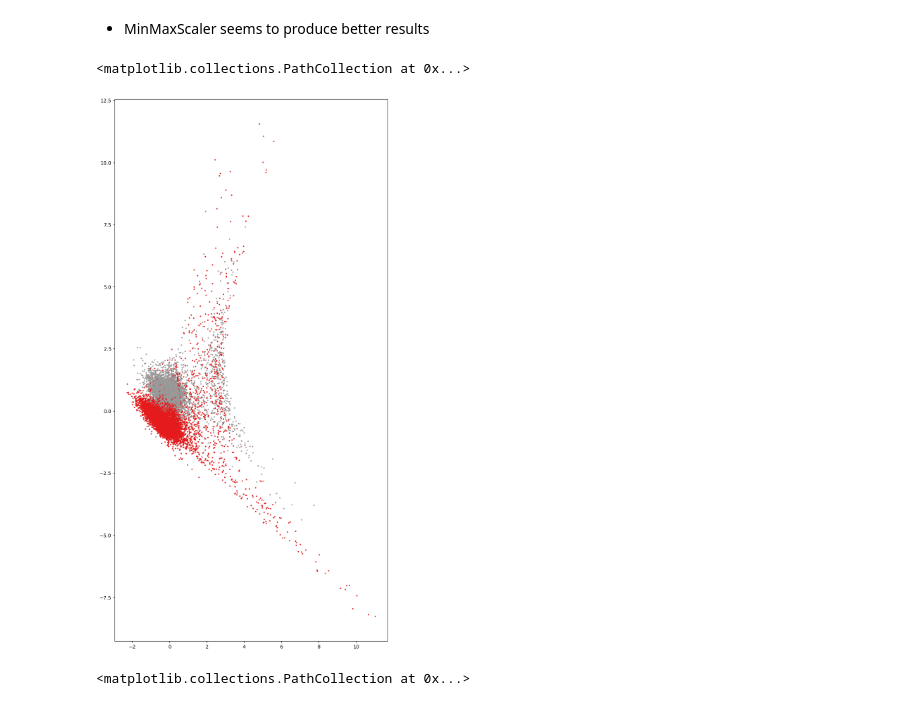
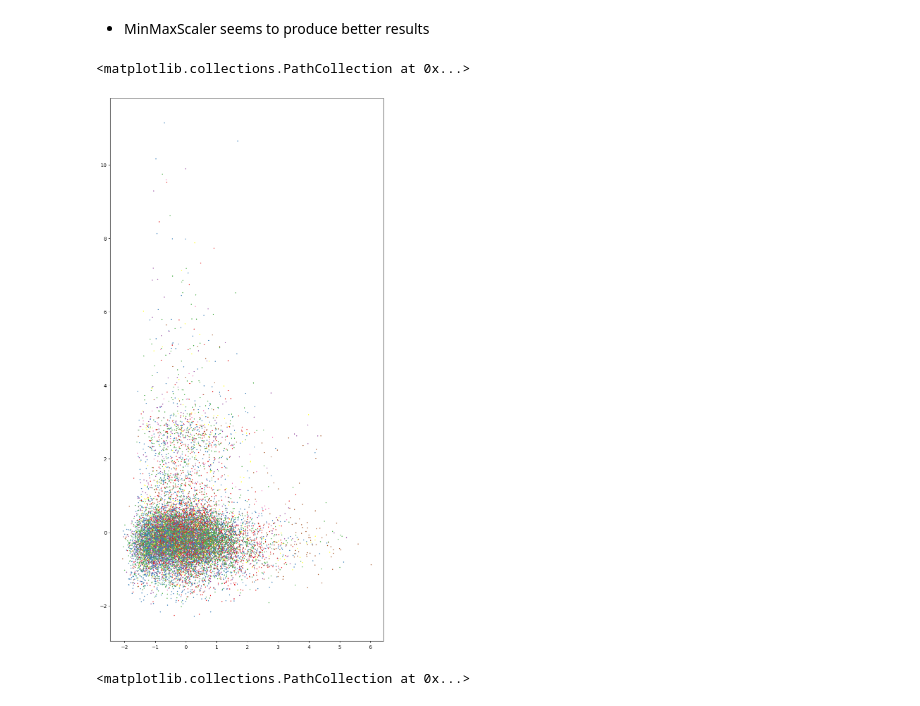
Before and after one commit to yingli/applieddatascience, a Jupyter notebook: sample_code/NB32_voice_clustering.ipynb, the cells around one changed output. Cells and saved outputs as stored; diff of their text form; code cells hidden in the pictures.

```diff
--- a/sample_code/NB32_voice_clustering.ipynb
+++ b/sample_code/NB32_voice_clustering.ipynb
@@ -134,16 +154,16 @@ sns.pairplot(voice_features, vars = ["f0_mean","f0_variance","f0_skewness", "f0_
 # %% [markdown]
 * MinMaxScaler seems to produce better results
 # %%
-X = voice_features[col_list_f0]
+X = voice_features[col_list_f0+col_list_zcr]
 scaler = preprocessing.MinMaxScaler().fit(X)
 X = scaler.transform(X)
 X_pca = PCA(n_components="mle", svd_solver='full', whiten = True).fit_transform(X)
 
 plt.figure(figsize=(10,20))
-plt.scatter(X_pca[:,0],X_pca[:,1],c=voice_features.gender,s=3, cmap=plt.cm.Set1)
+plt.scatter(X_pca[:,0],X_pca[:,1],c=voice_features.age,s=1, cmap=plt.cm.Set1)
 # %% [output]
 <matplotlib.collections.PathCollection at 0x...>
-[figure, old version]
+[figure, new version]
 # %%
 col_list= ['f0_mean', 'f0_variance',
        'f0_skewness', 'f0_kurtosis']
```
Also changed, not shown: parts of 2 cells of this notebook, 2 other files.
